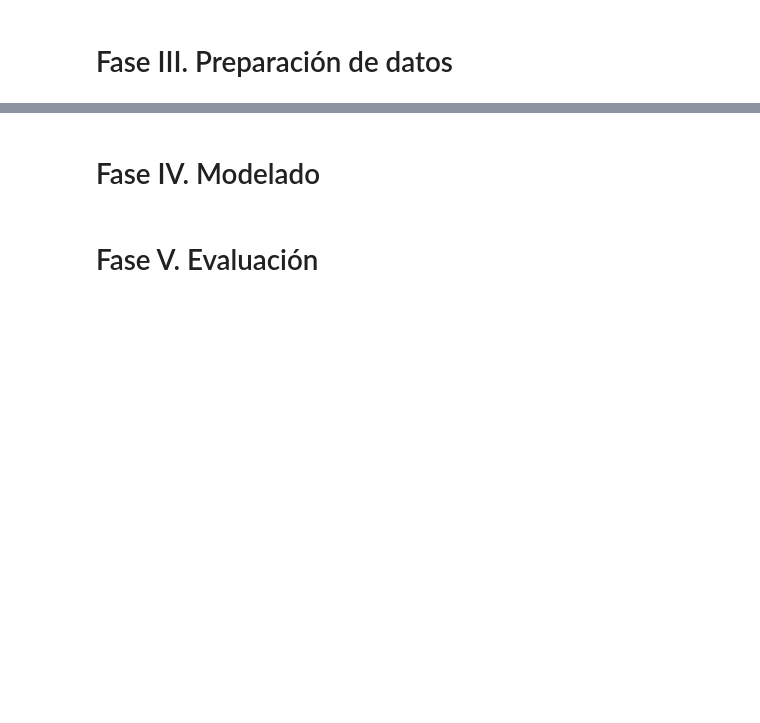
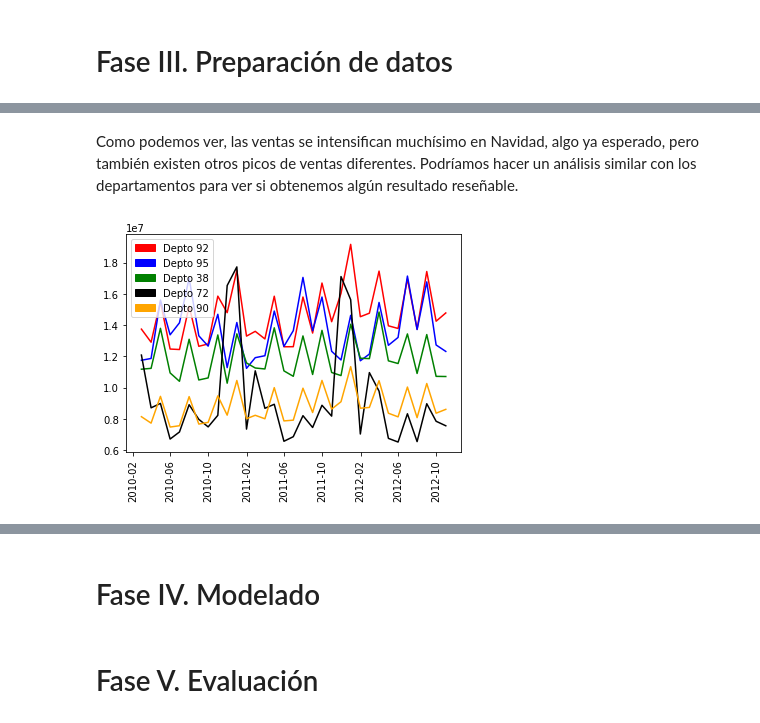
Before and after one commit to ccolado/master-big-data-walmart, a Jupyter notebook: Walmart.ipynb, the cells around one changed output, grey strips where cells are left out. Drawn from its saved outputs; the diff is of its cells as text; code cells hidden in the pictures; blank space fills up the shorter version.

```diff
--- a/Walmart.ipynb
+++ b/Walmart.ipynb
@@ -50,0 +347,19 @@ Tenemos datos de 45 tiendas localizadas en diferentes zonas geográficas. En cad
+# %% [markdown]
+Como podemos ver, las ventas se intensifican muchísimo en Navidad, algo ya esperado, pero también existen otros picos de ventas diferentes. Podríamos hacer un análisis similar con los departamentos para ver si obtenemos algún resultado reseñable.
+# %%
+sales_by_dpto_and_date = clean_walmart_data[["Dept", "Date_Formatted", "Weekly_Sales"]].groupby(["Dept", "Date_Formatted"]).sum()
+%matplotlib inline
+red_dpto_patch = mpatches.Patch(color='red', label='Depto 92')
+blue_dpto_patch = mpatches.Patch(color='blue', label='Depto 95')
+green_dpto_patch = mpatches.Patch(color='green', label='Depto 38')
+black_dpto_patch = mpatches.Patch(color='black', label='Depto 72')
+orange_dpto_patch = mpatches.Patch(color='orange', label='Depto 90')
+dpto92 = plt.plot(sales_by_dpto_and_date.loc[92].resample('M').sum(), color="red")
+dpto95 = plt.plot(sales_by_dpto_and_date.loc[95].resample('M').sum(), color="blue")
+dpto38 = plt.plot(sales_by_dpto_and_date.loc[38].resample('M').sum(), color="green")
+dpto72 = plt.plot(sales_by_dpto_and_date.loc[72].resample('M').sum(), color="black")
+dpto90 = plt.plot(sales_by_dpto_and_date.loc[90].resample('M').sum(), color="orange")
+_= plt.legend(handles=[red_dpto_patch, blue_dpto_patch, green_dpto_patch, black_dpto_patch, orange_dpto_patch])
+_= plt.xticks(rotation=90)
+# %% [output]
+[figure, added]
```
Also changed, not shown: parts of 52 cells of this notebook, 1 other file.
